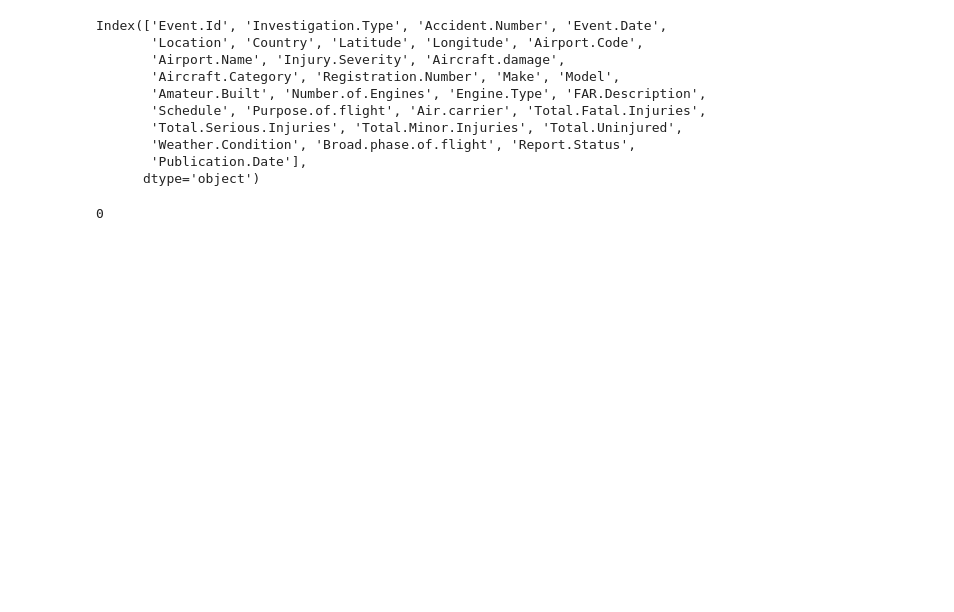
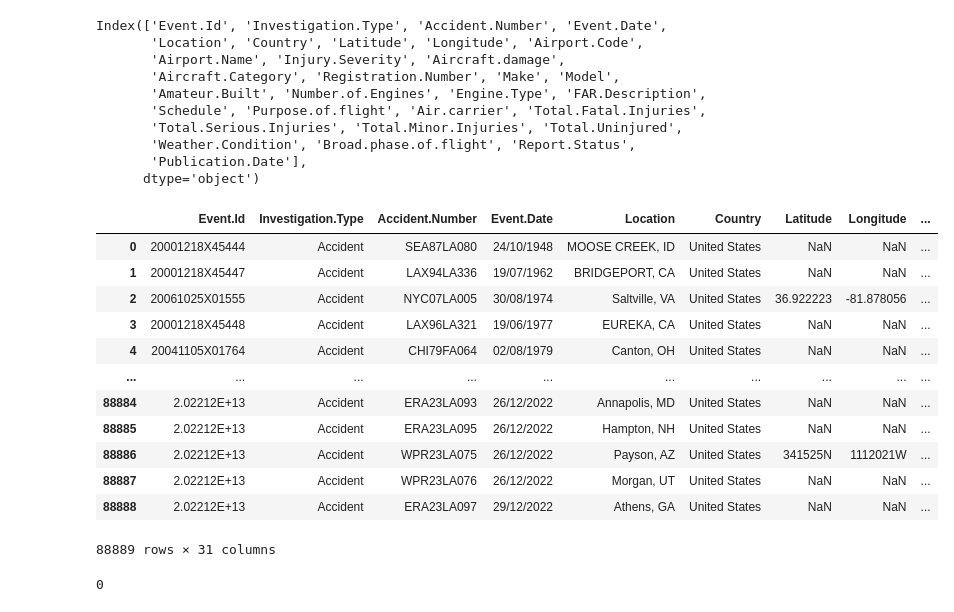
Before and after one commit to Dawa-Jarso/Project1, a Jupyter notebook: index.ipynb, the cells around one changed output. Cells and saved outputs as stored; diff of their text form; code cells hidden in the pictures; blank space fills up the shorter version.

```diff
--- a/index.ipynb
+++ b/index.ipynb
@@ -66,6 +66,22 @@ Index(['Event.Id', 'Investigation.Type', 'Accident.Number', 'Event.Date',
        'Weather.Condition', 'Broad.phase.of.flight', 'Report.Status',
        'Publication.Date'],
       dtype='object')
+# %%
+df.drop_duplicates()
+# %% [output]
+|  | Event.Id | Investigation.Type | Accident.Number | Event.Date | Location | Country | Latitude | Longitude | ... |
+| 0 | 20001218X45444 | Accident | SEA87LA080 | 24/10/1948 | MOOSE CREEK, ID | United States | NaN | NaN | ... |
+| 1 | 20001218X45447 | Accident | LAX94LA336 | 19/07/1962 | BRIDGEPORT, CA | United States | NaN | NaN | ... |
+| 2 | 20061025X01555 | Accident | NYC07LA005 | 30/08/1974 | Saltville, VA | United States | 36.922223 | -81.878056 | ... |
+| 3 | 20001218X45448 | Accident | LAX96LA321 | 19/06/1977 | EUREKA, CA | United States | NaN | NaN | ... |
+| 4 | 20041105X01764 | Accident | CHI79FA064 | 02/08/1979 | Canton, OH | United States | NaN | NaN | ... |
+| ... | ... | ... | ... | ... | ... | ... | ... | ... | ... |
+| 88884 | 2.02212E+13 | Accident | ERA23LA093 | 26/12/2022 | Annapolis, MD | United States | NaN | NaN | ... |
+| 88885 | 2.02212E+13 | Accident | ERA23LA095 | 26/12/2022 | Hampton, NH | United States | NaN | NaN | ... |
+| 88886 | 2.02212E+13 | Accident | WPR23LA075 | 26/12/2022 | Payson, AZ | United States | 341525N | 1112021W | ... |
+| 88887 | 2.02212E+13 | Accident | WPR23LA076 | 26/12/2022 | Morgan, UT | United States | NaN | NaN | ... |
+| 88888 | 2.02212E+13 | Accident | ERA23LA097 | 29/12/2022 | Athens, GA | United States | NaN | NaN | ... |
+88889 rows × 31 columns
 # %%
 # Checking for duplicated rows
 df.duplicated().sum()
```
